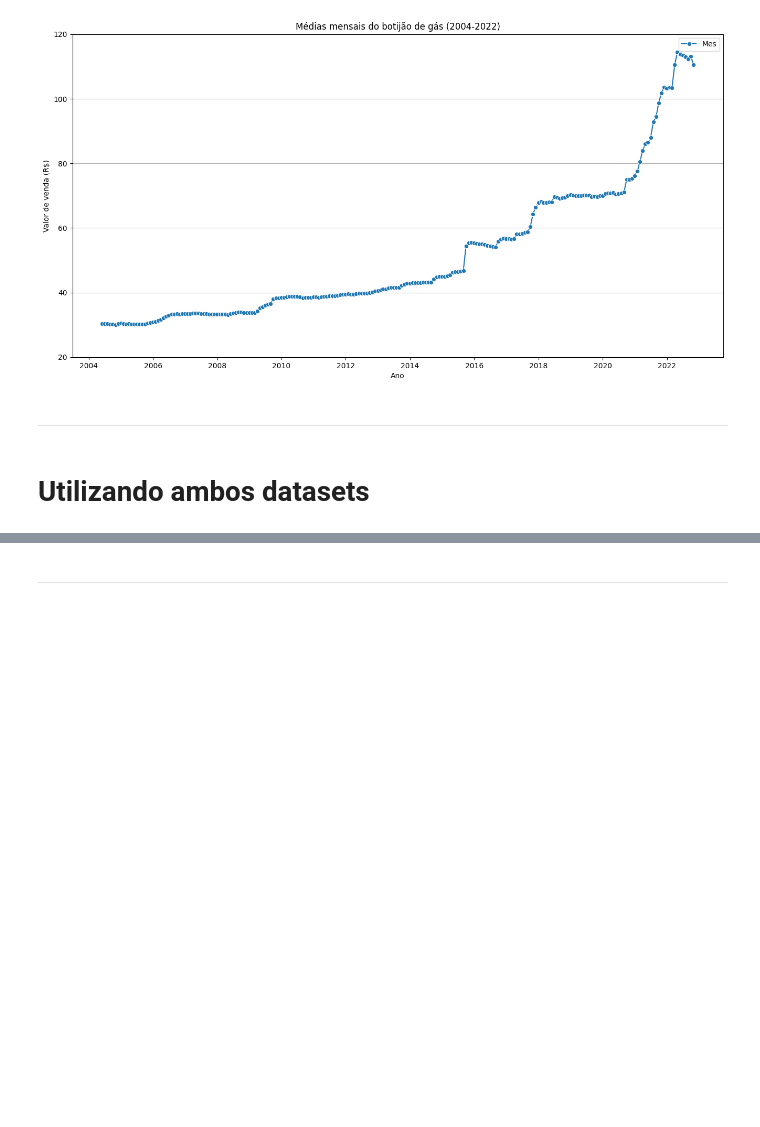
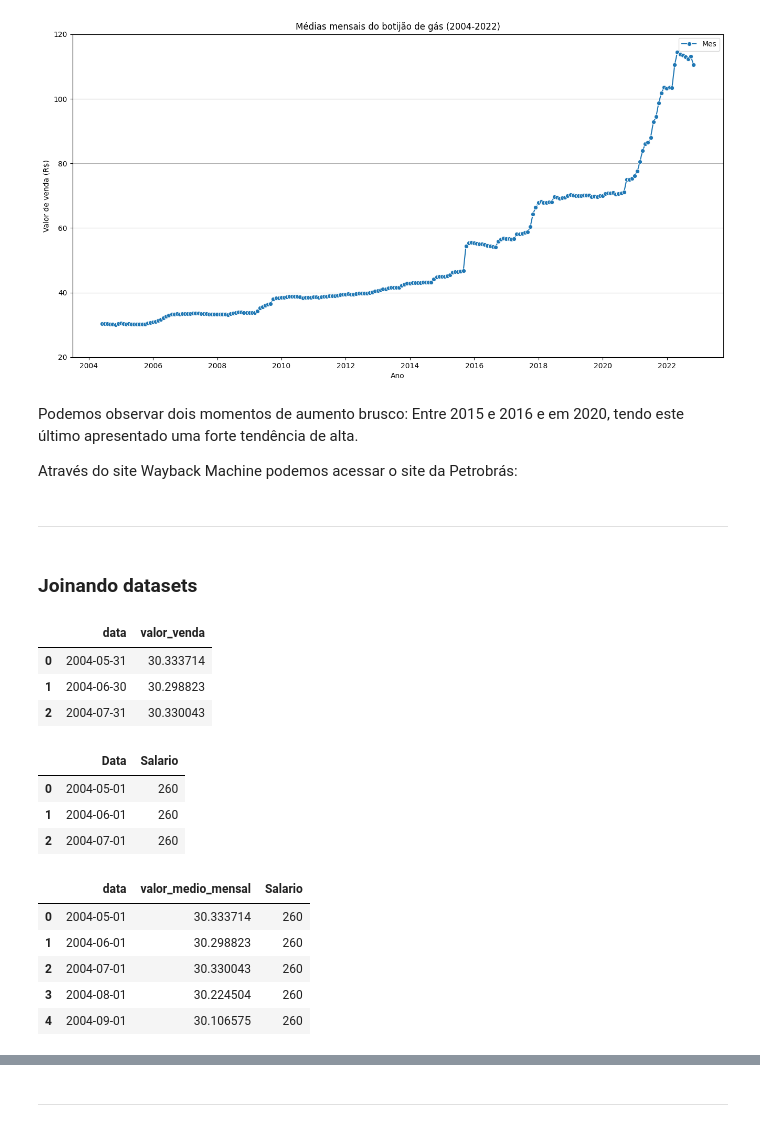
Before and after one commit to pedrorcm/historico-precos-gas, a Jupyter notebook: main.ipynb, the cells around one changed output, grey strips where cells are left out. Cells and saved outputs as stored; diff of their text form; code cells hidden in the pictures; blank space fills up the shorter version.

```diff
--- a/main.ipynb
+++ b/main.ipynb
@@ -309,0 +312,4 @@ plt.show()
+# %% [markdown]
+Podemos observar dois momentos de aumento brusco: Entre 2015 e 2016 e em 2020, tendo este último apresentado uma forte tendência de alta.
+
+Através do site Wayback Machine podemos acessar o site da Petrobrás:
@@ -310,4 +319,11 @@ plt.show()
 # %% [markdown]
 _________
 # %% [markdown]
-# Utilizando ambos datasets
+### Joinando datasets
+# %%
+valor_glp_meses.head(3)
+# %% [output]
+|  | data | valor_venda |
+| 0 | 2004-05-31 | 30.333714 |
+| 1 | 2004-06-30 | 30.298823 |
+| 2 | 2004-07-31 | 30.330043 |
@@ -313,0 +332,19 @@ _________
+# %%
+salario_selecionado = salario_selecionado.reset_index()
+salario_selecionado.head(3)
+# %% [output]
+|  | Data | Salario |
+| 0 | 2004-05-01 | 260 |
+| 1 | 2004-06-01 | 260 |
+| 2 | 2004-07-01 | 260 |
+# %%
+dataset_mensal = valor_glp_meses.merge(salario_selecionado,left_on='data', right_on='Data').drop('Data',axis=1)
+dataset_mensal = dataset_mensal.rename({'valor_venda':'valor_medio_mensal'}, axis=1)
+dataset_mensal.head()
+# %% [output]
+|  | data | valor_medio_mensal | Salario |
+| 0 | 2004-05-01 | 30.333714 | 260 |
+| 1 | 2004-06-01 | 30.298823 | 260 |
+| 2 | 2004-07-01 | 30.330043 | 260 |
+| 3 | 2004-08-01 | 30.224504 | 260 |
+| 4 | 2004-09-01 | 30.106575 | 260 |
```
Also changed, not shown: parts of 39 cells of this notebook.
